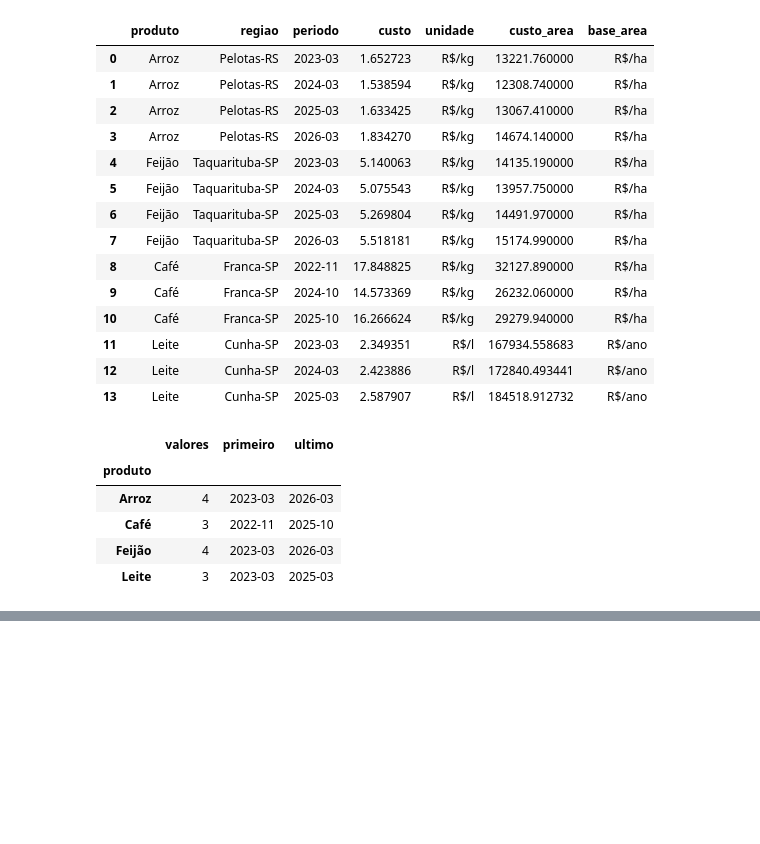
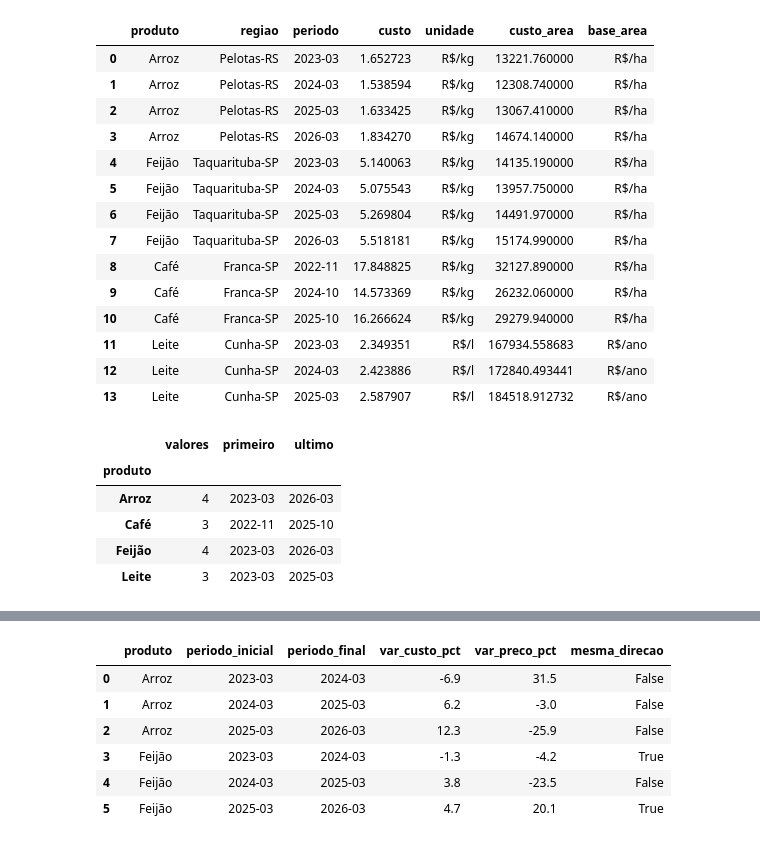
Before and after one commit to arturcontarelli/analise-cesta-basica-ml, a Jupyter notebook: notebooks/03_conab.ipynb, the cells around one changed output, grey strips where cells are left out. Cells and saved outputs as stored; diff of their text form; code cells hidden in the pictures; blank space fills up the shorter version.

```diff
--- a/notebooks/03_conab.ipynb
+++ b/notebooks/03_conab.ipynb
@@ -233,0 +286,14 @@ A decisão sobre usar esses valores nos modelos da Q1 será registrada em `docs/
+# %%
+variacao = comparar_variacao_anual(geral, series)
+variacao.to_csv(config.DIR_TABELAS / "03_conab_variacao_anual.csv", index=False, encoding="utf-8")
+variacao[["produto", "periodo_inicial", "periodo_final", "var_custo_pct", "var_preco_pct", "mesma_direcao"]].round(
+    {"var_custo_pct": 1, "var_preco_pct": 1}
+)
+# %% [output]
+|  | produto | periodo_inicial | periodo_final | var_custo_pct | var_preco_pct | mesma_direcao |
+| 0 | Arroz | 2023-03 | 2024-03 | -6.9 | 31.5 | False |
+| 1 | Arroz | 2024-03 | 2025-03 | 6.2 | -3.0 | False |
+| 2 | Arroz | 2025-03 | 2026-03 | 12.3 | -25.9 | False |
+| 3 | Feijão | 2023-03 | 2024-03 | -1.3 | -4.2 | True |
+| 4 | Feijão | 2024-03 | 2025-03 | 3.8 | -23.5 | False |
+| 5 | Feijão | 2025-03 | 2026-03 | 4.7 | 20.1 | True |
```
Also changed, not shown: parts of 9 cells of this notebook, 11 other files.
